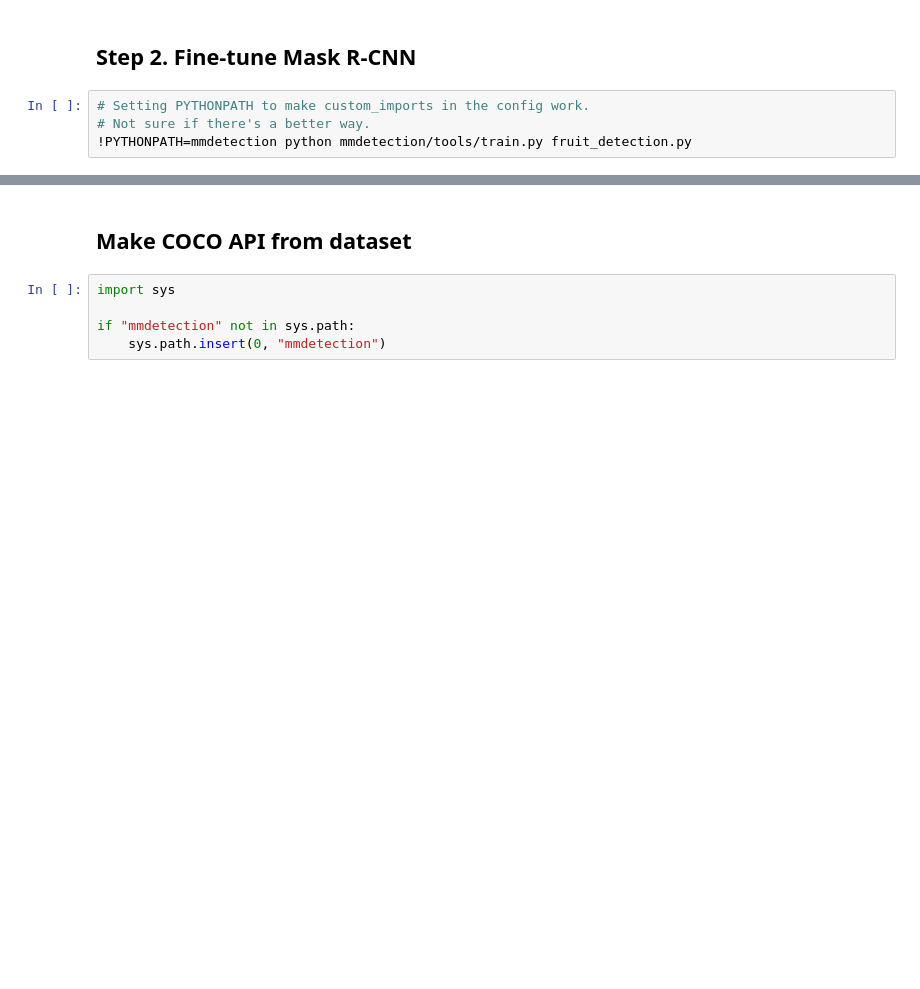
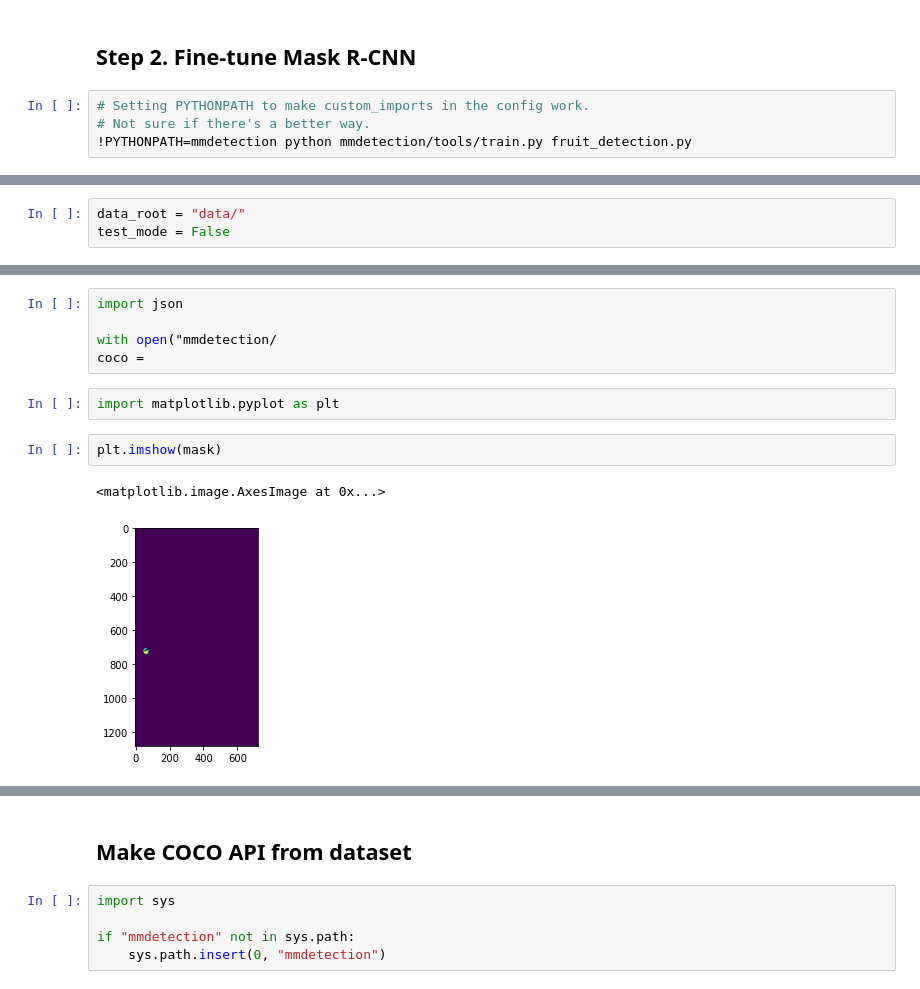
Before and after one commit to seeM/ai-playground, a Jupyter notebook: object-detection/01_mmdetection.ipynb, the cells around one changed output, grey strips where cells are left out. Drawn from its saved outputs; the diff is of its cells as text; blank space fills up the shorter version.

Commit message:
wip converting mineapple to coco format for mmdet

```diff
--- a/object-detection/01_mmdetection.ipynb
+++ b/object-detection/01_mmdetection.ipynb
@@ -171,0 +179,3 @@ Overwriting mmdetection/mmdet/datasets/pipelines/mineapple.py
+# %%
+data_root = "data/"
+test_mode = False
@@ -171,0 +250,12 @@ Overwriting mmdetection/mmdet/datasets/pipelines/mineapple.py
+# %%
+import json
+
+with open("mmdetection/
+coco =
+# %%
+import matplotlib.pyplot as plt
+# %%
+plt.imshow(mask)
+# %% [output]
+<matplotlib.image.AxesImage at 0x...>
+[figure, added]
```
Also changed, not shown: parts of 21 cells of this notebook.
